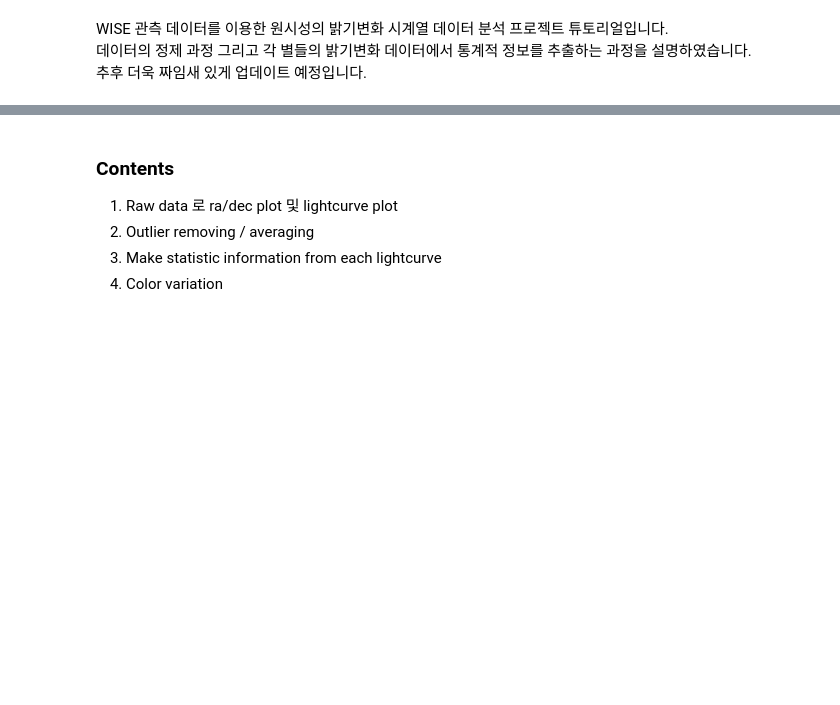
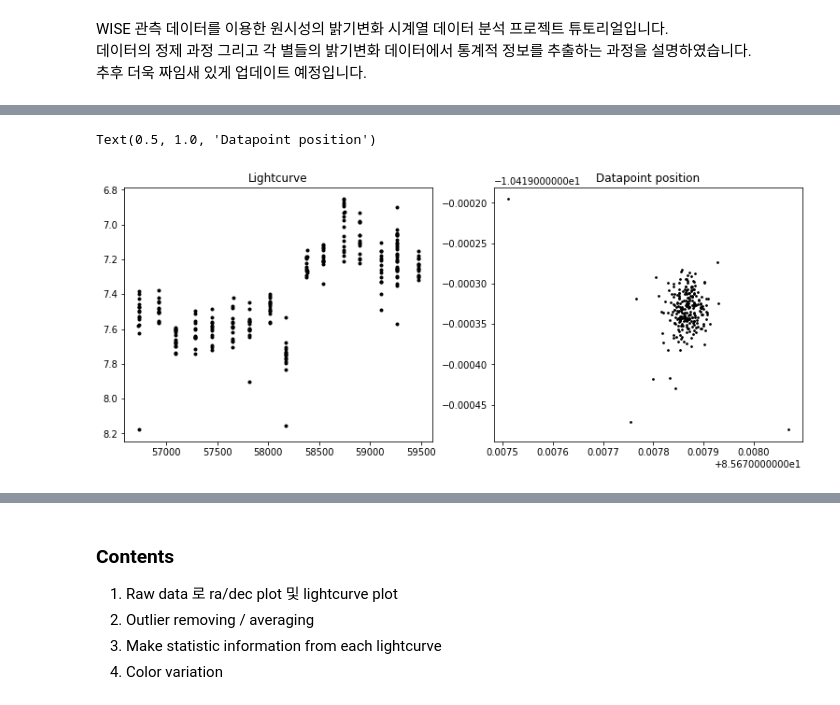
Before and after one commit to hoeen/WISE_YSO_variability_analysis, a Jupyter notebook: WISE YSO variability analysis_tutorial.ipynb, the cells around one changed output, grey strips where cells are left out. Drawn from its saved outputs; the diff is of its cells as text; code cells hidden in the pictures; blank space fills up the shorter version.

```diff
--- a/WISE YSO variability analysis_tutorial.ipynb
+++ b/WISE YSO variability analysis_tutorial.ipynb
@@ -8,0 +75,9 @@ WISE 관측 데이터를 이용한 원시성의 밝기변화 시계열 데이터
+# %%
+service = pyvo.dal.TAPService('https://irsa.ipac.caltech.edu/TAP')
+result = service.run_async("""
+           SELECT mjd, w1mag, w1sigm, w2mag, w2sigm, qual_frame, ra, dec
+           FROM neowiser_p1bs_psd
+           WHERE CONTAINS(POINT('ICRS',ra, dec), CIRCLE('ICRS',85.677833333, -10.41925,3/3600))=1
+    """)
+tab = result.to_table()
+tab
@@ -8,0 +105,10 @@ WISE 관측 데이터를 이용한 원시성의 밝기변화 시계열 데이터
+# %%
+fig, ax = plt.subplots(1,2, figsize=(13,5))
+ax[0].plot(tab.to_pandas().mjd, tab.to_pandas().w2mag, 'k.')
+ax[0].set_title('Lightcurve')
+ax[0].invert_yaxis() # 별의 등급은 낮을수록 밝다.
+ax[1].scatter(tab.to_pandas().ra, tab.to_pandas().dec, s=3, c='k')
+ax[1].set_title('Datapoint position')
+# %% [output]
+Text(0.5, 1.0, 'Datapoint position')
+[figure, added]
```
Also changed, not shown: parts of 8 cells of this notebook, 1 other file.
